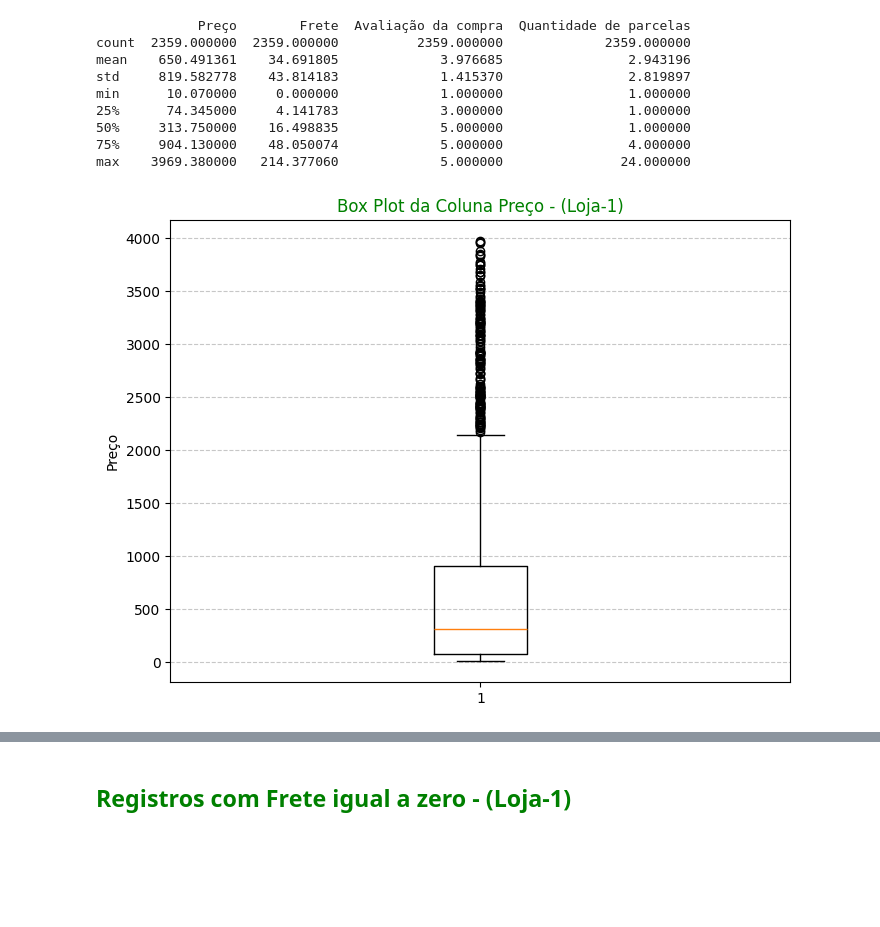
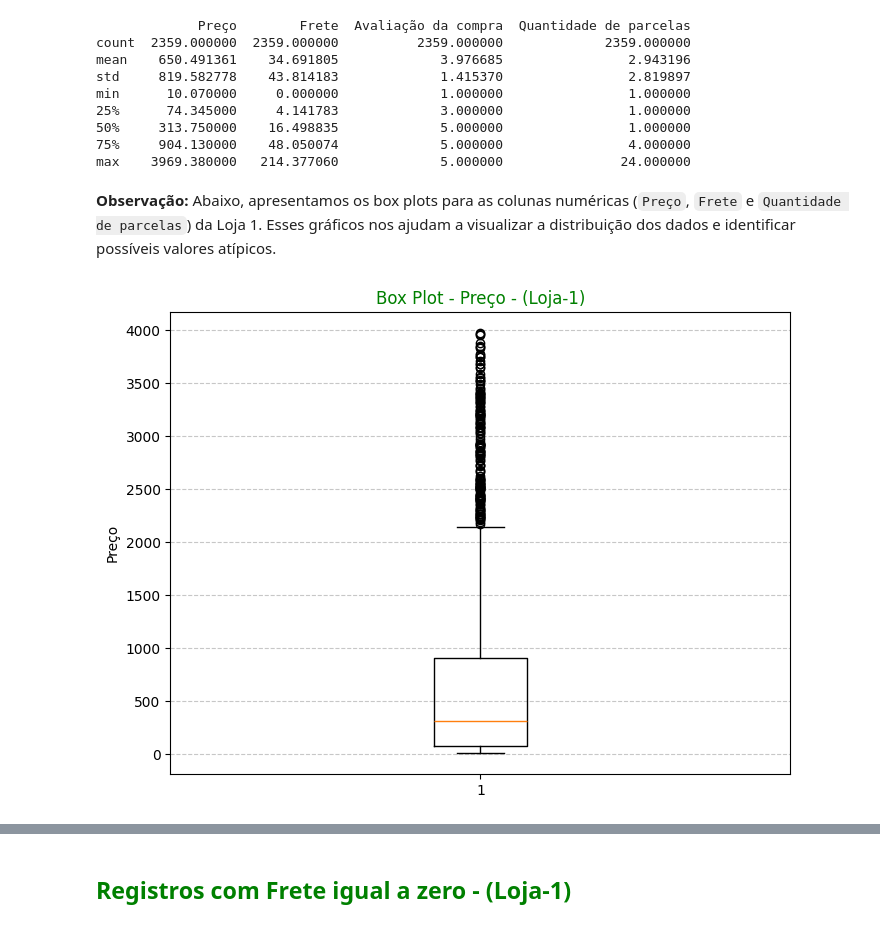
Before and after one commit to WBruni/Analise_Vendas_e_Desempenho_Loja, a Jupyter notebook: AluraStoreBrasil.ipynb, the cells around one changed output, grey strips where cells are left out. Saved outputs shown, nothing was run; the diff lists cells and outputs as text; code cells hidden in the pictures; blank space fills up the shorter version.

```diff
--- a/AluraStoreBrasil.ipynb
+++ b/AluraStoreBrasil.ipynb
@@ -26,7 +26,7 @@ loja.head()
 # %% [markdown]
 # <font color='green'>Análise de Dados - (Loja-1)</font>
 # %%
-loja = loja.drop(['Vendedor', 'lat', 'lon'], axis=1) # Colunas Retiradas
+loja = loja.drop(['Vendedor'], axis=1) # Coluna Vendedor Retirada
 loja.head()
 # %% [output]
 |  | Produto | Categoria do Produto | Preço | Frete | Data da Compra | Local da compra | Avaliação da compra | ... |
@@ -162,17 +170,19 @@ min      10.070000     0.000000             1.000000                1.000000
 50%     313.750000    16.498835             5.000000                1.000000
 75%     904.130000    48.050074             5.000000                4.000000
 max    3969.380000   214.377060             5.000000               24.000000
+# %% [markdown]
+**Observação:** Abaixo, apresentamos os box plots para as colunas numéricas (`Preço`, `Frete` e `Quantidade de parcelas`) da Loja 1. Esses gráficos nos ajudam a visualizar a distribuição dos dados e identificar possíveis valores atípicos.
 # %%
 import matplotlib.pyplot as plt
 
 plt.figure(figsize=(8, 6))
 plt.boxplot(loja['Preço'])
-plt.title('Box Plot da Coluna Preço - (Loja-1)', color = 'green')
+plt.title('Box Plot - Preço - (Loja-1)', color = 'green')
 plt.ylabel('Preço')
 plt.grid(axis='y', linestyle='--', alpha=0.7)
 plt.show()
 # %% [output]
-[figure, old version]
+[figure, new version]
 # %%
 import matplotlib.pyplot as plt
 
```
Also changed, not shown: parts of 72 cells of this notebook.
